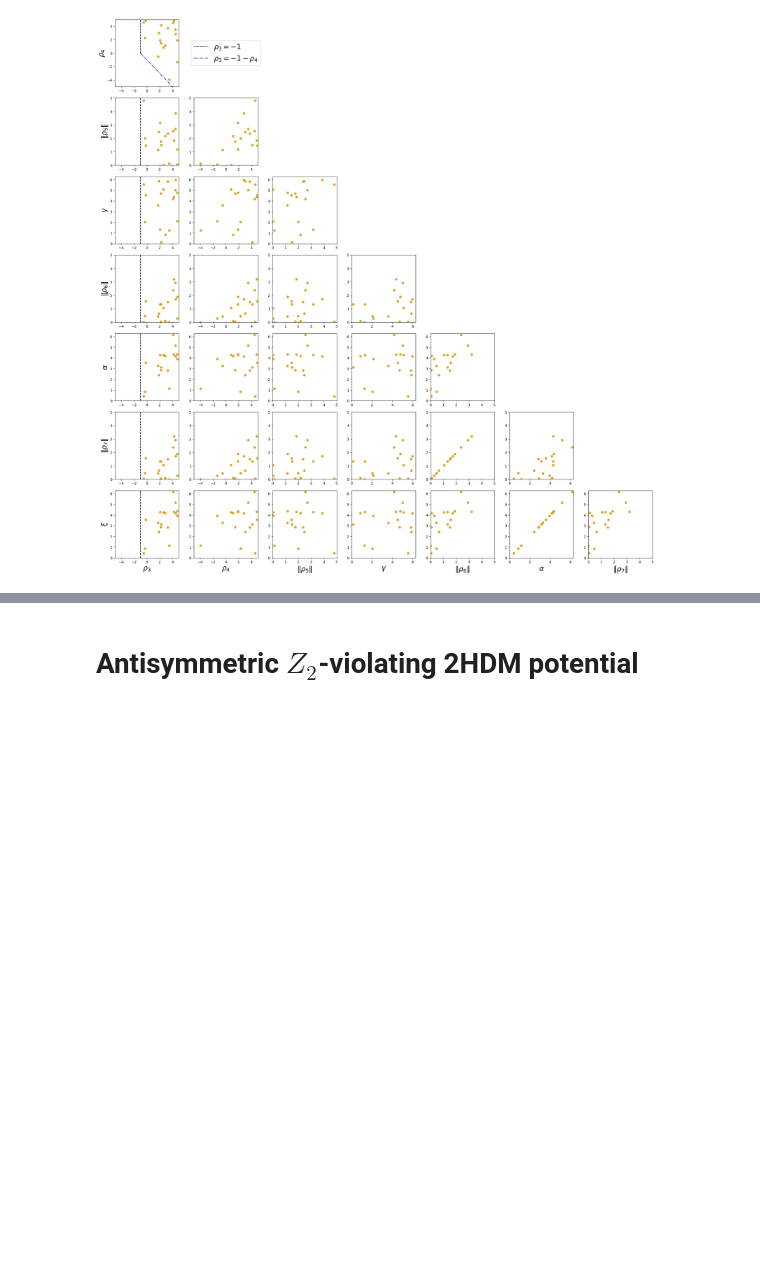
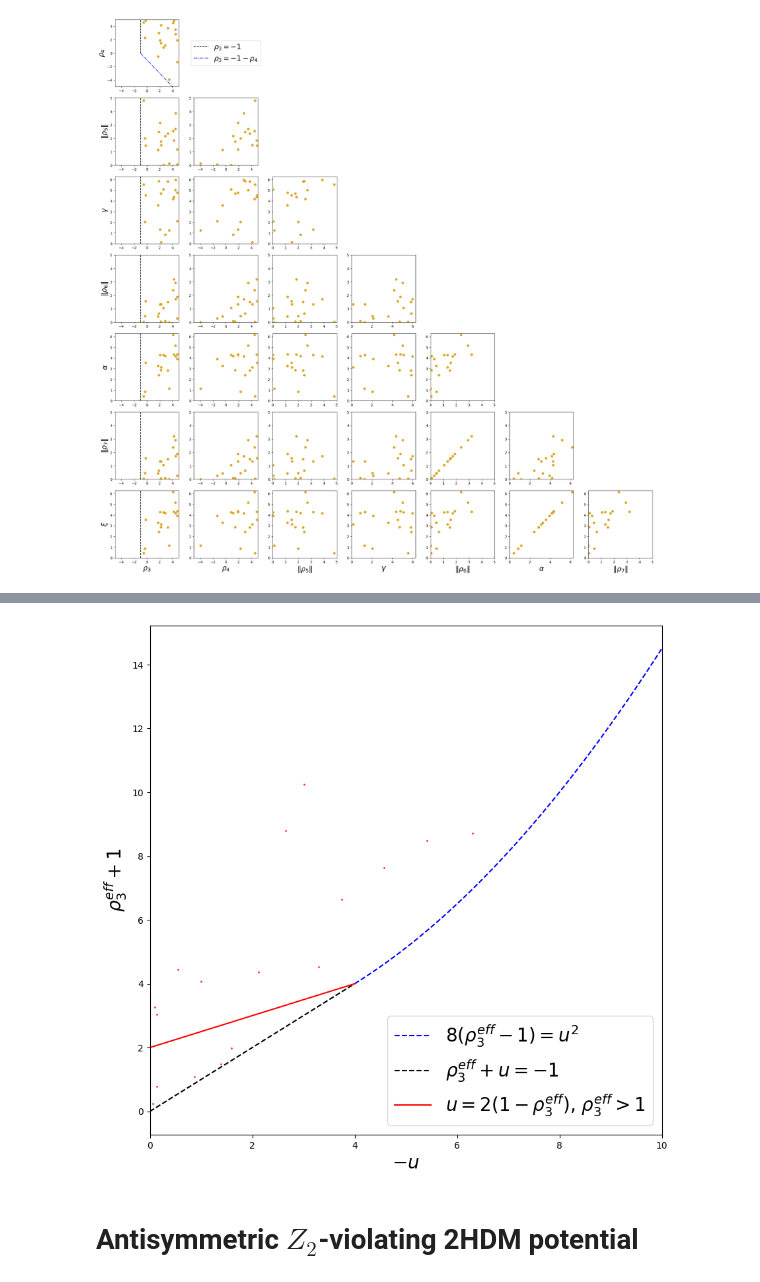
Before and after one commit to jdlpv/Theoretical-constraints-on-beyond-Standard-Model-extensions-of-the-Higgs-potential, a Jupyter notebook: parameter_visualizer.ipynb, the cells around one changed output, grey strips where cells are left out. Drawn from its saved outputs; the diff is of its cells as text; code cells hidden in the pictures; blank space fills up the shorter version.

```diff
--- a/parameter_visualizer.ipynb
+++ b/parameter_visualizer.ipynb
@@ -482,3 +512,45 @@ plt.show()
+# %%
+# Define effective parameters
+
+rho_3_Z_2_violating_sym = symmetric_valid_values[:,0]
+rho_4_Z_2_violating_sym = symmetric_valid_values[:,1]
+rho_5_Z_2_violating_sym = symmetric_valid_values[:,2]
+gamma_Z_2_violating_sym = symmetric_valid_values[:,3]
+rho_6_Z_2_violating_sym = symmetric_valid_values[:,4]
+alpha_Z_2_violating_sym = symmetric_valid_values[:,5]
+rho_7_Z_2_violating_sym = symmetric_valid_values[:,6]
+xi_Z_2_violating_sym = symmetric_valid_values[:,7]
+r_sym = symmetric_valid_values[:,8]
+beta_sym = symmetric_valid_values[:,9]
+
+rho_3_eff_Z_2_violating_sym = rho_3_Z_2_violating_sym + r_sym**2*(rho_4_Z_2_violating_sym + rho_5_Z_2_violating_sym*np.cos(gamma_Z_2_violating_sym + beta_sym))
+
+rho_6_eff_Z_2_violating_sym = rho_6_Z_2_violating_sym*r_sym*np.cos(alpha_Z_2_violating_sym + (1/2)*beta_sym)
+
+rho_7_eff_Z_2_violating_sym = rho_7_Z_2_violating_sym*r_sym*np.cos(xi_Z_2_violating_sym + (1/2)*beta_sym)
+
+u_Z_2_violating_sym = rho_6_eff_Z_2_violating_sym + rho_7_eff_Z_2_violating_sym
+
+v_Z_2_violating_sym = rho_6_eff_Z_2_violating_sym - rho_7_eff_Z_2_violating_sym
+
+x_var = np.linspace(0,4,1000)
+x_var2 = np.linspace(4,10,1000)
+
+plt.figure(figsize=(10,10))
+
+plt.scatter(-u_Z_2_violating_sym,rho_3_eff_Z_2_violating_sym+1,color='deeppink',s=1)
+
+plt.plot(x_var2,x_var2**2/8+2, color='blue',linestyle='--',label=r'$8(\rho^{eff}_{3}-1) = u^2$')
+plt.plot(x_var,x_var,color='black',linestyle='--',label=r'$\rho^{eff}_{3}+u=-1$')
+plt.plot(x_var,x_var/2+2, color='red',label=r'$u=2(1-\rho^{eff}_{3})$, $\rho^{eff}_{3}>1$')
+
+plt.legend(loc=4,fontsize=20)
+plt.ylabel(r'$\rho^{eff}_{3}+1$',fontsize=20)
+plt.xlabel(r'$-u$',fontsize=20)
+plt.xlim([0,10])
+plt.show()
+# %% [output]
+[figure, added]
 # %% [markdown]
 # Antisymmetric $Z_2$-violating 2HDM potential
 # %%
```
Also changed, not shown: parts of 4 cells of this notebook.
